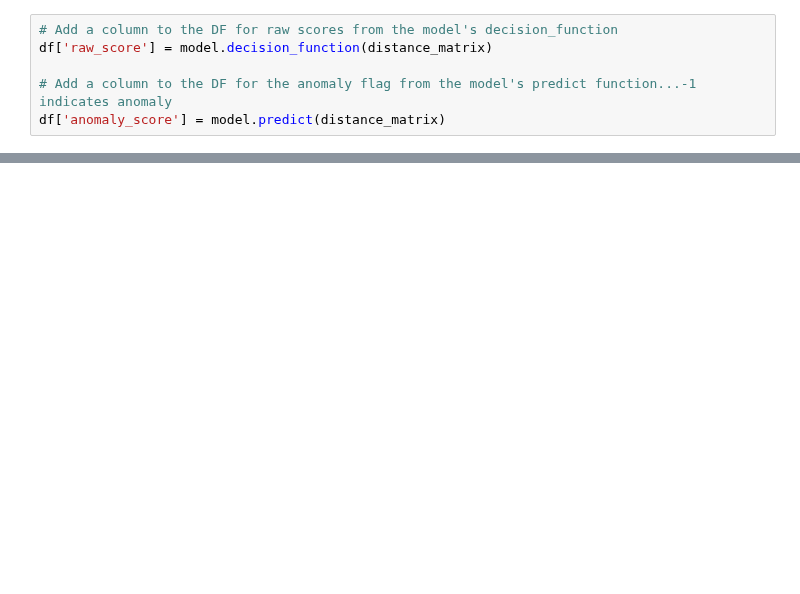
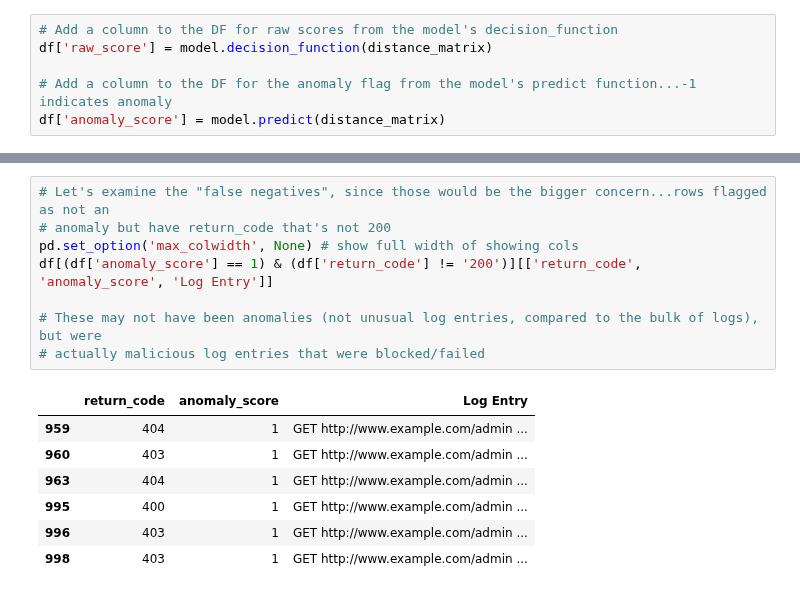
Before and after one commit to davidcsisk/vector-search-with-security-logs, a Jupyter notebook: unsupervised-anomaly-detection-with-levenshtein-similarity-scores.ipynb, the cells around one changed output, grey strips where cells are left out. Drawn from its saved outputs; the diff is of its cells as text; blank space fills up the shorter version.

```diff
--- a/unsupervised-anomaly-detection-with-levenshtein-similarity-scores.ipynb
+++ b/unsupervised-anomaly-detection-with-levenshtein-similarity-scores.ipynb
@@ -77,0 +149,16 @@ plt.show()
+# %%
+# Let's examine the "false negatives", since those would be the bigger concern...rows flagged as not an
+# anomaly but have return_code that's not 200
+pd.set_option('max_colwidth', None) # show full width of showing cols
+df[(df['anomaly_score'] == 1) & (df['return_code'] != '200')][['return_code', 'anomaly_score', 'Log Entry']]
+
+# These may not have been anomalies (not unusual log entries, compared to the bulk of logs), but were
+# actually malicious log entries that were blocked/failed
+# %% [output]
+|  | return_code | anomaly_score | Log Entry |
+| 959 | 404 | 1 | GET http://www.example.com/admin ... |
+| 960 | 403 | 1 | GET http://www.example.com/admin ... |
+| 963 | 404 | 1 | GET http://www.example.com/admin ... |
+| 995 | 400 | 1 | GET http://www.example.com/admin ... |
+| 996 | 403 | 1 | GET http://www.example.com/admin ... |
+| 998 | 403 | 1 | GET http://www.example.com/admin ... |
```
Also changed, not shown: parts of 12 cells of this notebook, 1 other file.
